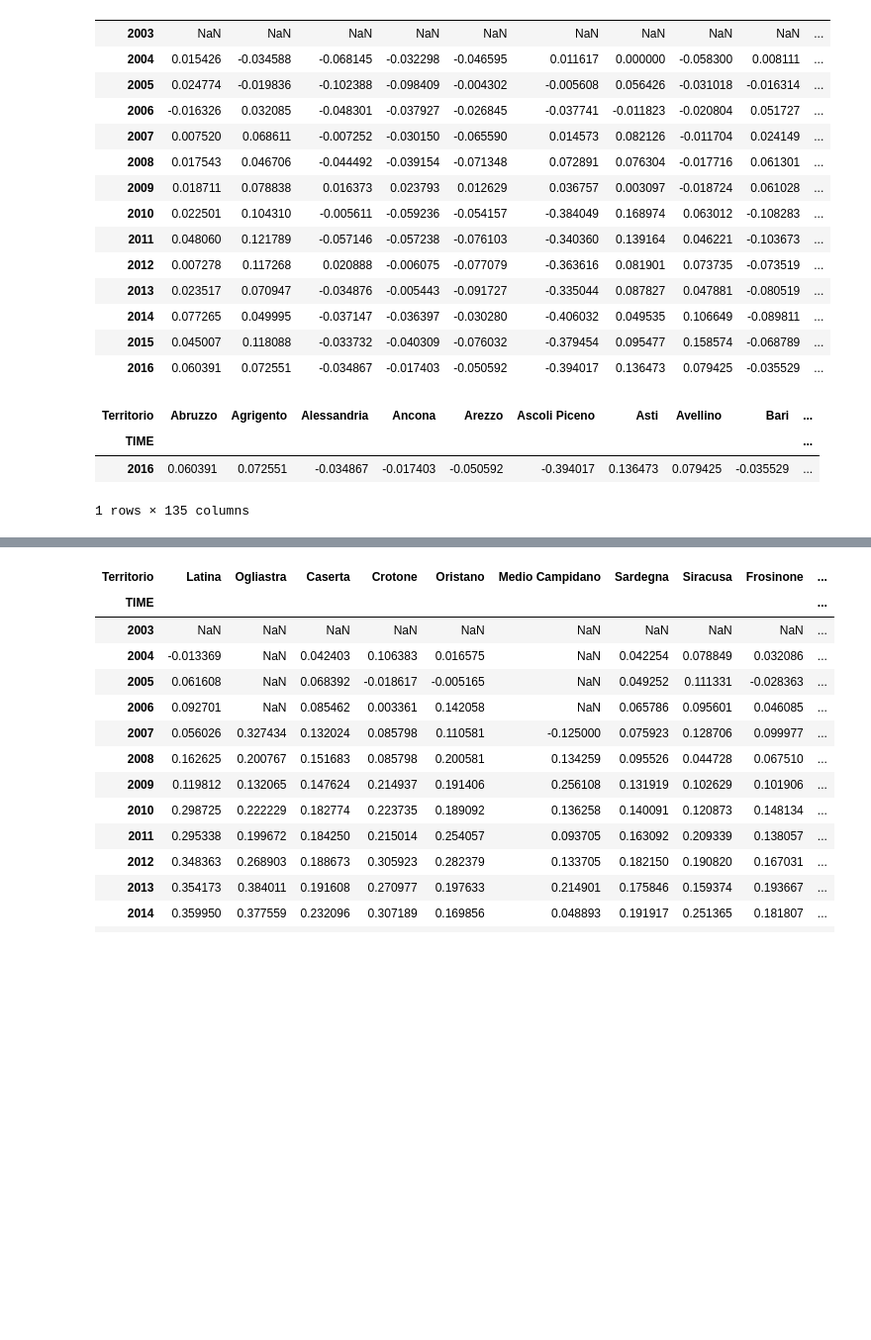
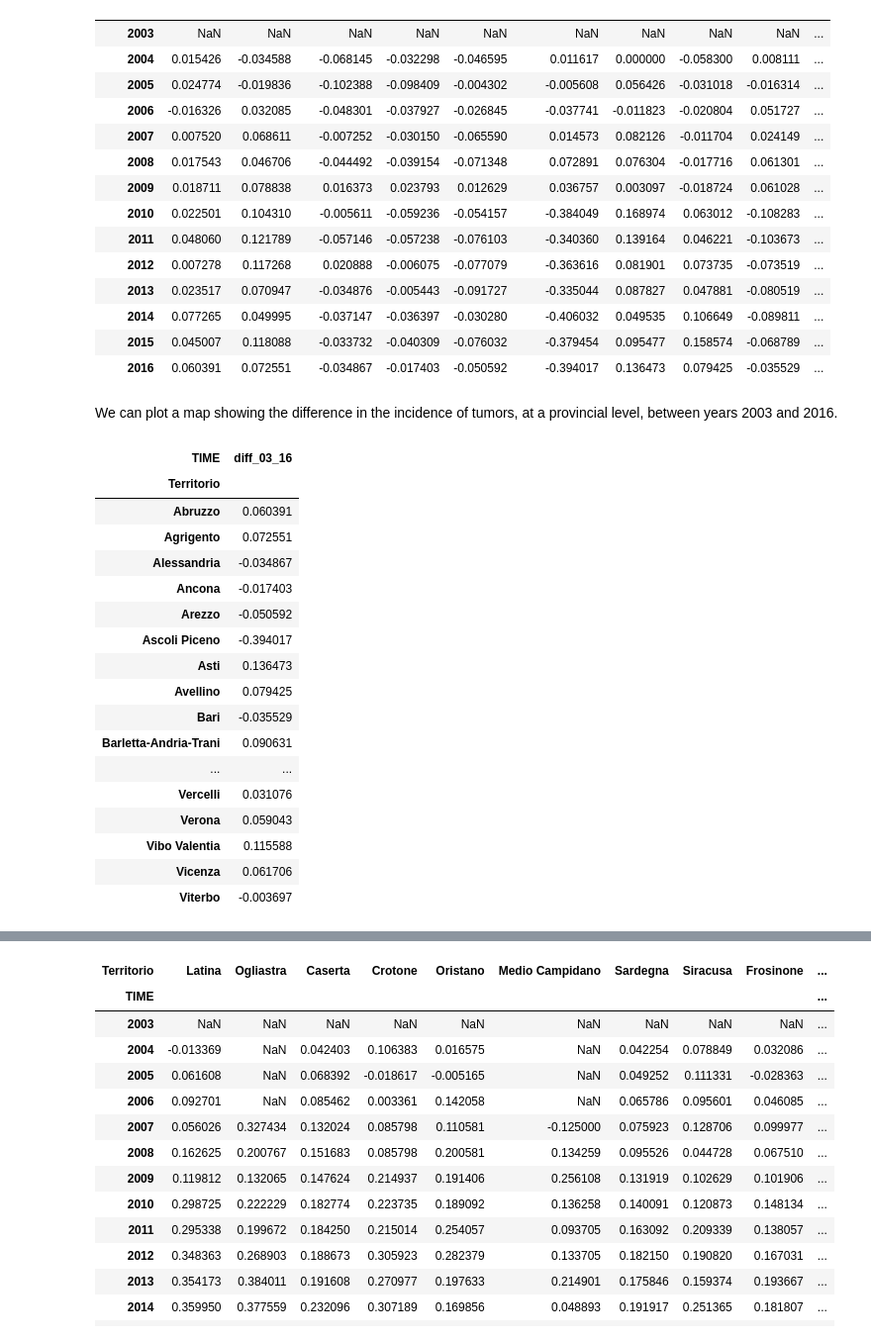
Before and after one commit to pagopa-archive/nteract-on-ckan, a Jupyter notebook: open-notebooks-example/italy_mortality.ipynb, the cells around one changed output, grey strips where cells are left out. Shown at 99% size. Drawn from its saved outputs; the diff is of its cells as text; code cells hidden in the pictures; blank space fills up the shorter version.

```diff
--- a/open-notebooks-example/italy_mortality.ipynb
+++ b/open-notebooks-example/italy_mortality.ipynb
@@ -446,10 +446,29 @@ pct_territorio_cum_sum.iloc[:,0:15]
 | 2014 | 0.077265 | 0.049995 | -0.037147 | -0.036397 | -0.030280 | -0.406032 | 0.049535 | 0.106649 | -0.089811 | ... |
 | 2015 | 0.045007 | 0.118088 | -0.033732 | -0.040309 | -0.076032 | -0.379454 | 0.095477 | 0.158574 | -0.068789 | ... |
 | 2016 | 0.060391 | 0.072551 | -0.034867 | -0.017403 | -0.050592 | -0.394017 | 0.136473 | 0.079425 | -0.035529 | ... |
-# %%
-pct_territorio_cum_sum.tail(1)
-# %% [output]
-| Territorio | Abruzzo | Agrigento | Alessandria | Ancona | Arezzo | Ascoli Piceno | Asti | Avellino | Bari | ... |
-| TIME |  |  |  |  |  |  |  |  |  | ... |
-| 2016 | 0.060391 | 0.072551 | -0.034867 | -0.017403 | -0.050592 | -0.394017 | 0.136473 | 0.079425 | -0.035529 | ... |
-1 rows × 135 columns
+# %% [markdown]
+We can plot a map showing the difference in the incidence of tumors, at a provincial level, between years 2003 and 2016.
+# %%
+pct_diff = pct_territorio_cum_sum.tail(1)
+pct_diff = pct_diff.transpose()
+pct_diff.rename(columns={2016:'diff_03_16'}, inplace=True)
+pct_diff
+# %% [output]
+| TIME | diff_03_16 |
+| Territorio |  |
+| Abruzzo | 0.060391 |
+| Agrigento | 0.072551 |
+| Alessandria | -0.034867 |
+| Ancona | -0.017403 |
+| Arezzo | -0.050592 |
+| Ascoli Piceno | -0.394017 |
+| Asti | 0.136473 |
+| Avellino | 0.079425 |
+| Bari | -0.035529 |
+| Barletta-Andria-Trani | 0.090631 |
+| ... | ... |
+| Vercelli | 0.031076 |
+| Verona | 0.059043 |
+| Vibo Valentia | 0.115588 |
+| Vicenza | 0.061706 |
+| Viterbo | -0.003697 |
```
Also changed, not shown: parts of 3 cells of this notebook.
